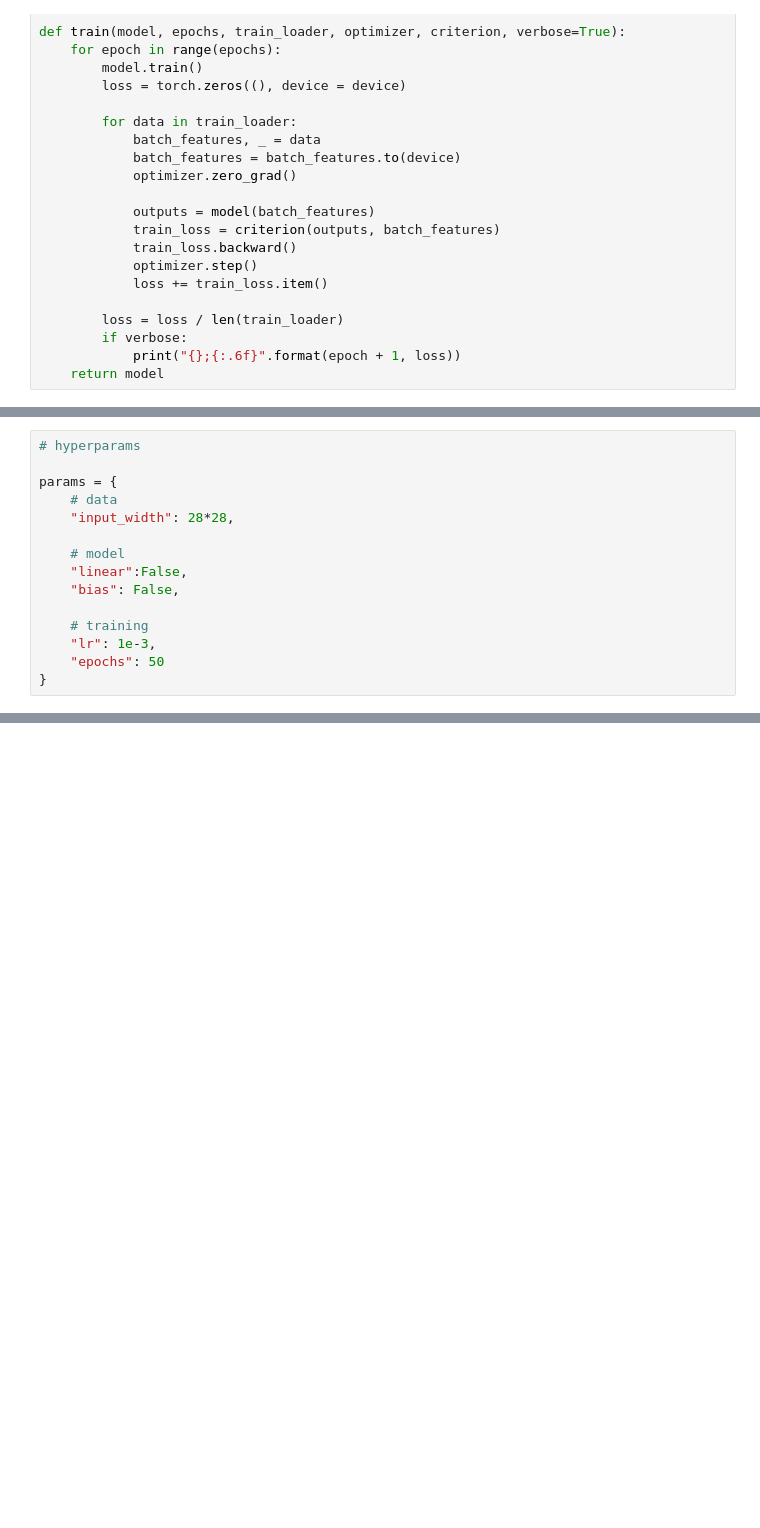
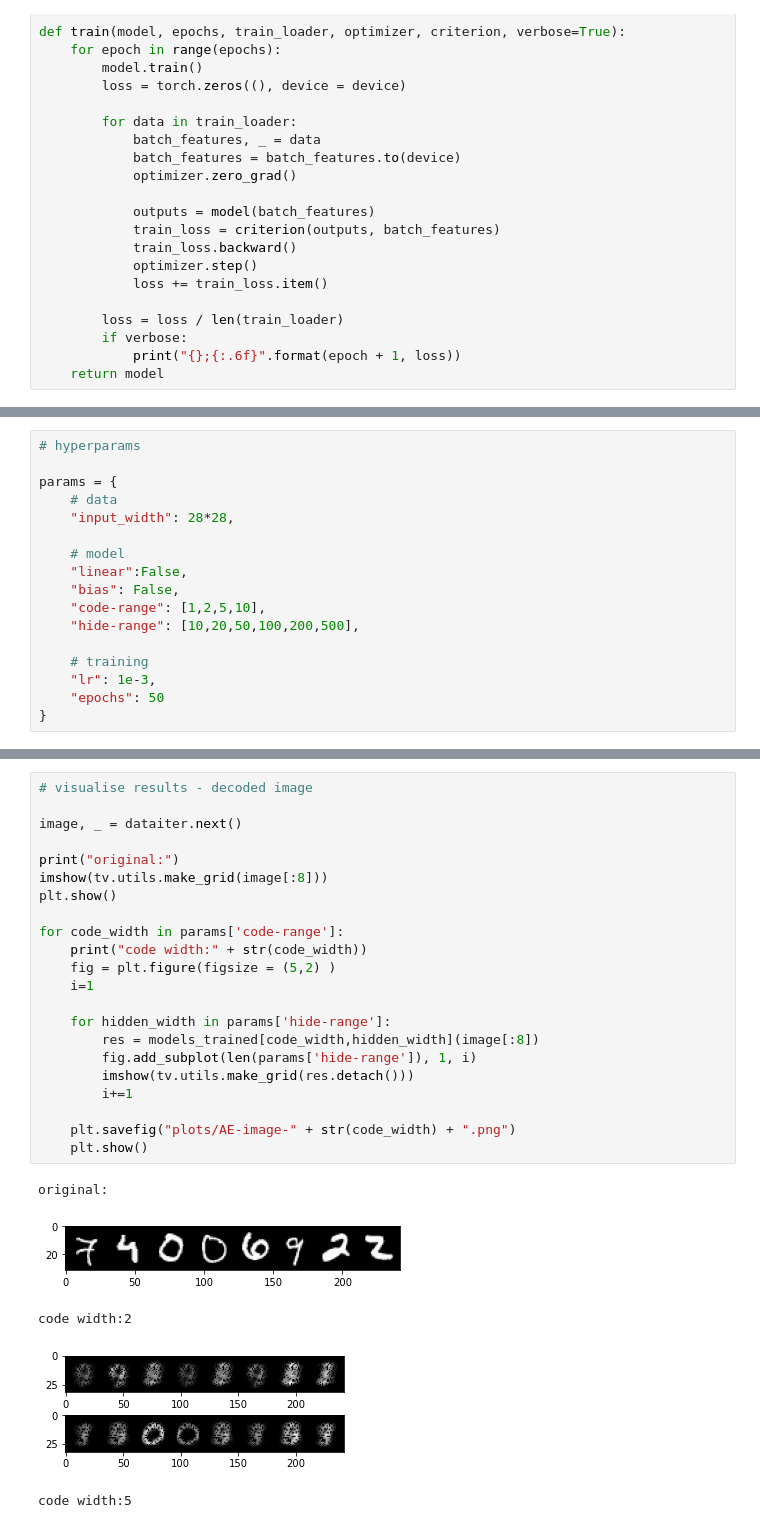
Before and after one commit to mitkel/DL, a Jupyter notebook: AutoEncoder/Depth-width-effect.ipynb, the cells around one changed output, grey strips where cells are left out. Saved outputs shown, nothing was run; the diff lists cells and outputs as text; blank space fills up the shorter version.

```diff
--- a/AutoEncoder/Depth-width-effect.ipynb
+++ b/AutoEncoder/Depth-width-effect.ipynb
@@ -114,6 +118,8 @@ params = {
     # model
     "linear":False,
     "bias": False,
+    "code-range": [1,2,5,10],
+    "hide-range": [10,20,50,100,200,500],
 
     # training
     "lr": 1e-3,
@@ -171,0 +161,28 @@ code width = 2
+# %%
+# visualise results - decoded image
+
+image, _ = dataiter.next()
+
+print("original:")
+imshow(tv.utils.make_grid(image[:8]))
+plt.show()
+
+for code_width in params['code-range']:
+    print("code width:" + str(code_width))
+    fig = plt.figure(figsize = (5,2) )
+    i=1
+
+    for hidden_width in params['hide-range']:
+        res = models_trained[code_width,hidden_width](image[:8])
+        fig.add_subplot(len(params['hide-range']), 1, i)
+        imshow(tv.utils.make_grid(res.detach()))
+        i+=1
+
+    plt.savefig("plots/AE-image-" + str(code_width) + ".png")
+    plt.show()
+# %% [output]
+original:
+[figure, added]
+code width:2
+[figure, added]
+code width:5
```
Also changed, not shown: parts of 6 cells of this notebook.
